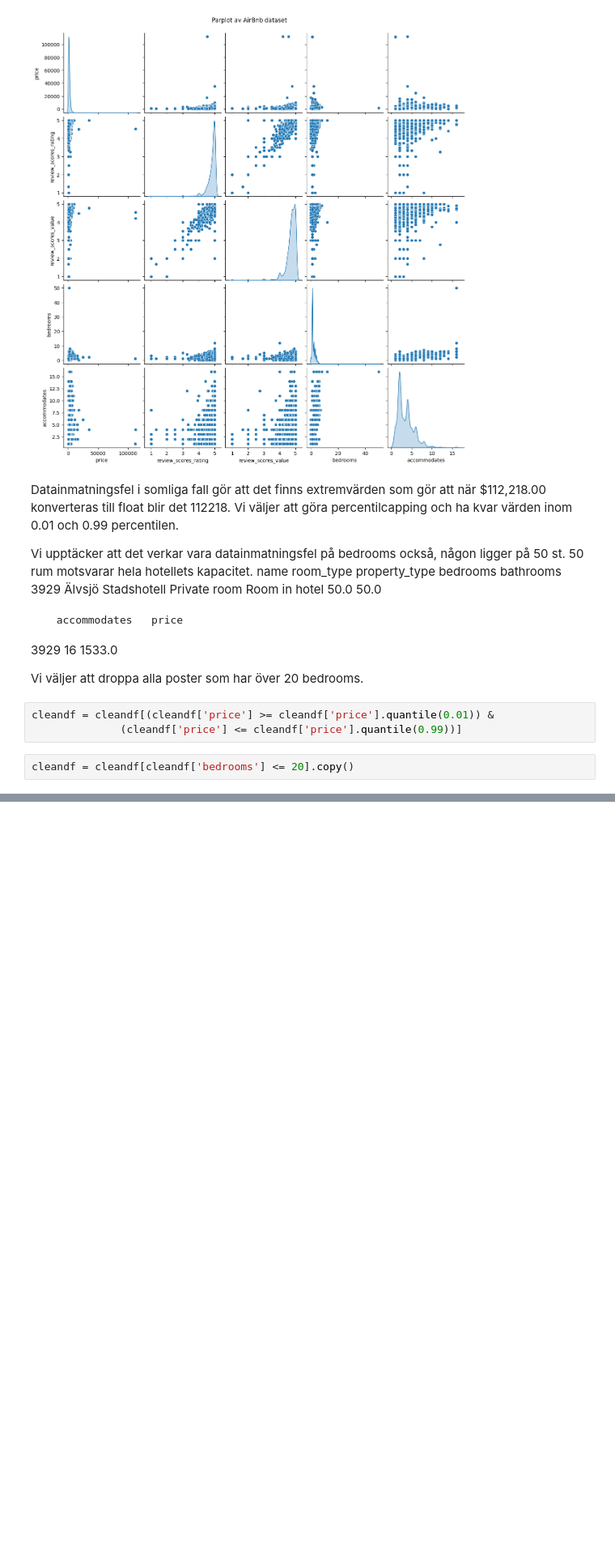
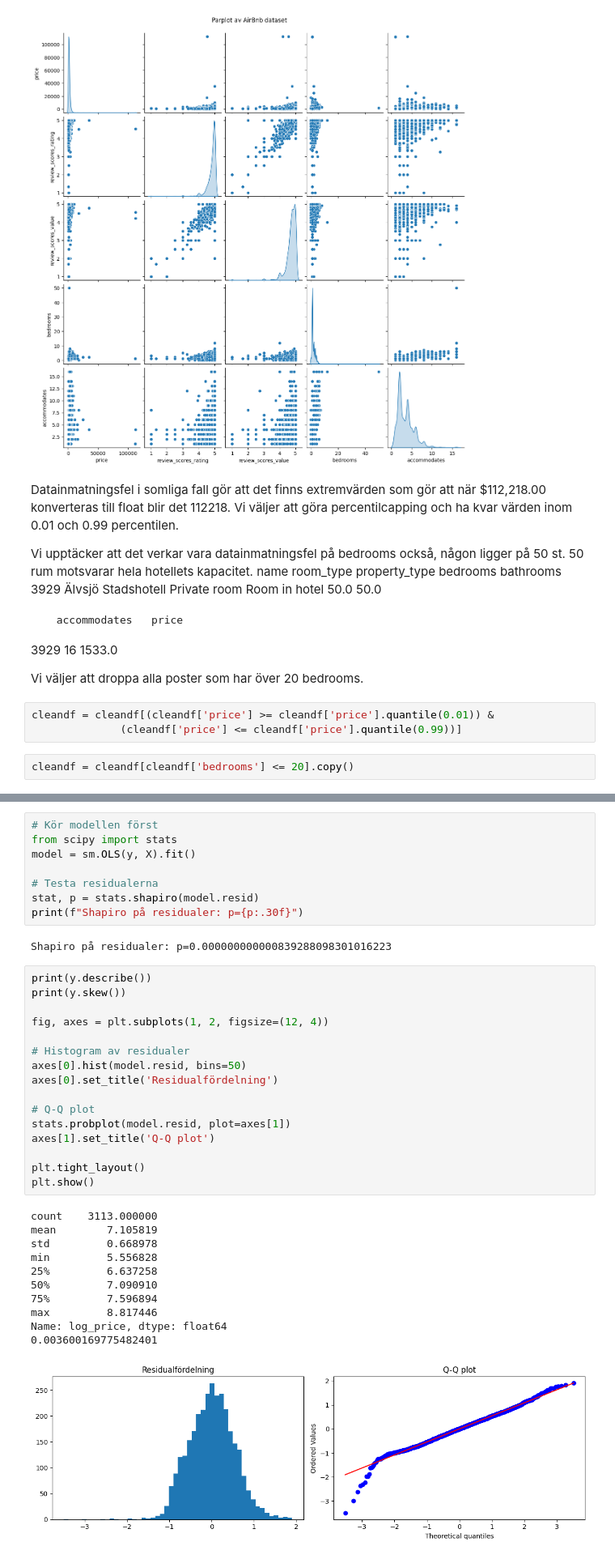
Before and after one commit to emilioano/AppliedAI, a Jupyter notebook: airbnb_prediction/airbnb.ipynb, the cells around one changed output, grey strips where cells are left out. Shown at 81% size. Cells and saved outputs as stored; diff of their text form; blank space fills up the shorter version.

```diff
--- a/airbnb_prediction/airbnb.ipynb
+++ b/airbnb_prediction/airbnb.ipynb
@@ -151,0 +267,38 @@ Median: $1200
+# %%
+# Kör modellen först
+from scipy import stats
+model = sm.OLS(y, X).fit()
+
+# Testa residualerna
+stat, p = stats.shapiro(model.resid)
+print(f"Shapiro på residualer: p={p:.30f}")
+# %% [output]
+Shapiro på residualer: p=0.000000000000839288098301016223
+# %%
+print(y.describe())
+print(y.skew())
+
+fig, axes = plt.subplots(1, 2, figsize=(12, 4))
+
+# Histogram av residualer
+axes[0].hist(model.resid, bins=50)
+axes[0].set_title('Residualfördelning')
+
+# Q-Q plot
+stats.probplot(model.resid, plot=axes[1])
+axes[1].set_title('Q-Q plot')
+
+plt.tight_layout()
+plt.show()
+# %% [output]
+count    3113.000000
+mean        7.105819
+std         0.668978
+min         5.556828
+25%         6.637258
+50%         7.090910
+75%         7.596894
+max         8.817446
+Name: log_price, dtype: float64
+0.003600169775482401
+[figure, added]
```
Also changed, not shown: parts of 15 cells of this notebook, 1 other file.
